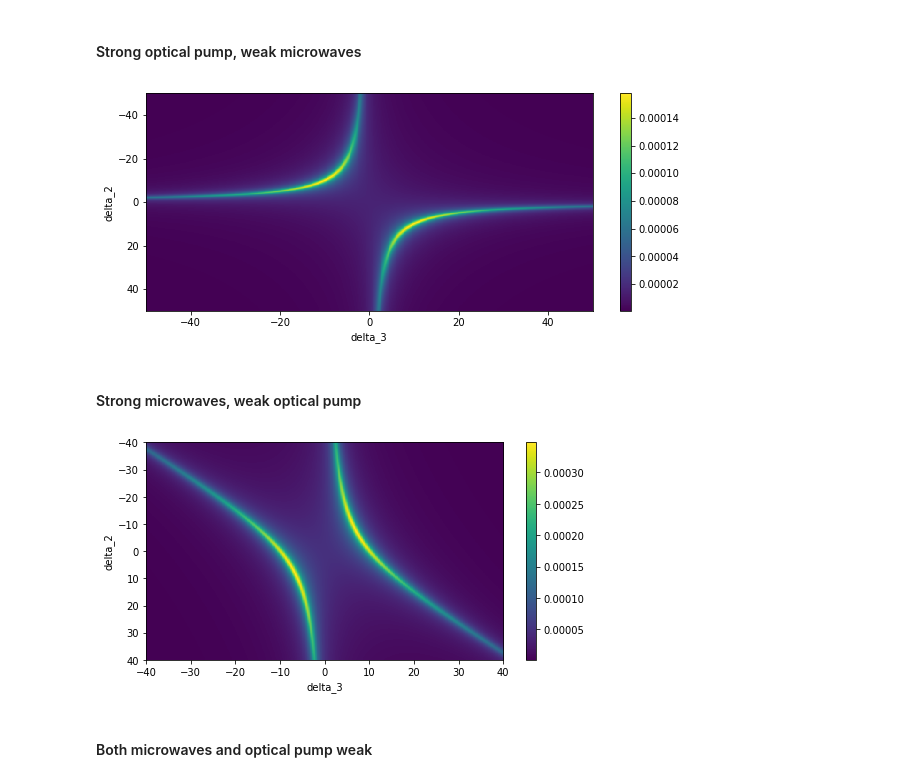
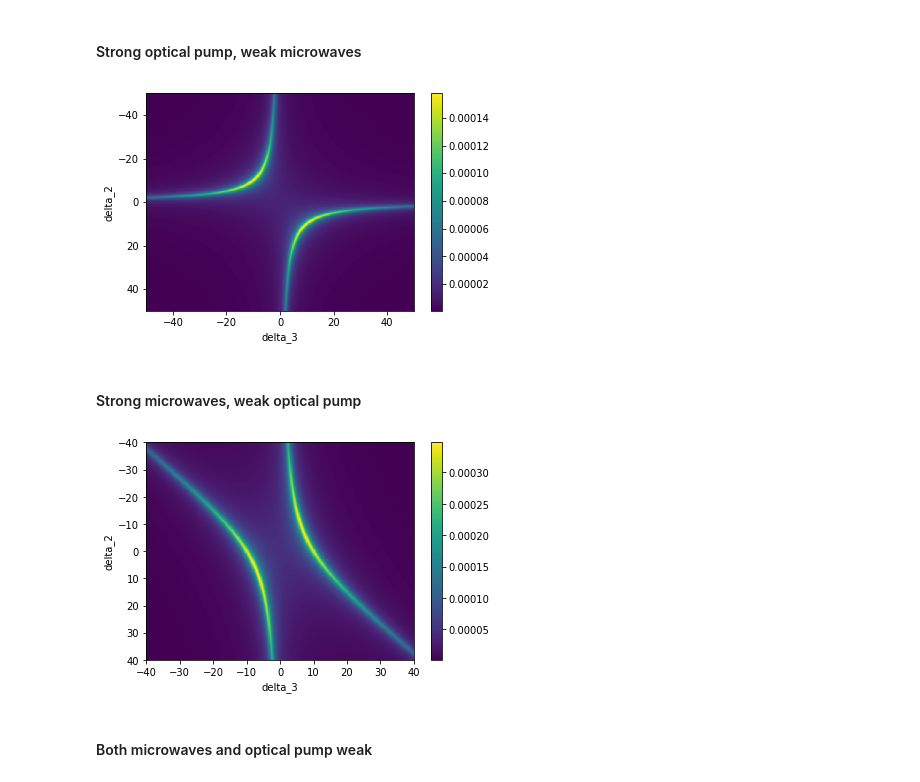
Before and after one commit to rareearthquantum/model_upconversion_peter, a Jupyter notebook: cavityenhancedraman.ipynb, the cells around one changed output. Cells and saved outputs as stored; diff of their text form; code cells hidden in the pictures.

```diff
--- a/cavityenhancedraman.ipynb
+++ b/cavityenhancedraman.ipynb
@@ -657,7 +662,7 @@ delta3vals = np.linspace(-100e6,100e6,501)
 
 coh,_ = ensemble_steady_rho13(p,delta2vals,delta3vals)
 
-plt.rcParams['figure.figsize'] = [10, 4]
+#plt.rcParams['figure.figsize'] = [10, 4]
 plt.imshow(np.abs(coh),extent = [min(delta3vals)/1e6,max(delta3vals)/1e6,max(delta2vals)/1e6,min(delta2vals)/1e6],aspect='auto')
 plt.ylabel('delta_2')
 plt.xlabel('delta_3')
@@ -676,35 +681,35 @@ p['gamma13'] = 1./22e-3
 p['gamma23'] = 1./22e-3
 p['gamma2d'] = 1./1e-6
 p['gamma3d'] = 1./1e-6
 p['nbath'] = 20
 p['gammamu'] = 1./((p['nbath']+1)*11e-3)
 p['omegao'] = 10e6
 p['omegam'] = 1e3
 p['g'] = 0.0
 
 
 # Code currently requires these, even if we're not interested in
 # inhomogeneous brodening for the moment
 p['mean_delta2']=0
 p['sd_delta2']=20e6/2.355 #2.355 is to turn FWHM into standard deviation
 p['mean_delta3']=0
 p['sd_delta3']=300e6/2.355
 
 
 delta2vals = np.linspace(-50e6,50e6,505)
 delta3vals = np.linspace(-50e6,50e6,505)
 
 
 coh,_ = ensemble_steady_rho13(p,delta2vals,delta3vals)
 coh = np.abs(coh)
 
-plt.rcParams['figure.figsize'] = [10, 4]
+#plt.rcParams['figure.figsize'] = [10, 4]
 plt.imshow(coh,extent = [min(delta3vals)/1e6,max(delta3vals)/1e6,max(delta2vals)/1e6,min(delta2vals)/1e6],aspect='auto')
 plt.ylabel('delta_2')
 plt.xlabel('delta_3')
 plt.colorbar();
 # %% [output]
-[figure, old version]
+[figure, new version]
 # %% [markdown]
 #### Strong microwaves, weak optical pump
 # %%
@@ -738,13 +743,13 @@ coh,_ = ensemble_steady_rho13(p,delta2vals,delta3vals)
 coh = np.abs(coh)
 
 
-plt.rcParams['figure.figsize'] = [8, 4]
+#plt.rcParams['figure.figsize'] = [8, 4]
 plt.imshow(coh,extent = [min(delta3vals)/1e6,max(delta3vals)/1e6,max(delta2vals)/1e6,min(delta2vals)/1e6],aspect='auto')
 plt.ylabel('delta_2')
 plt.xlabel('delta_3')
 plt.colorbar();
 # %% [output]
-[figure, old version]
+[figure, new version]
 # %% [markdown]
 #### Both microwaves and optical pump weak
 # %%
```
Also changed, not shown: parts of 11 cells of this notebook.
